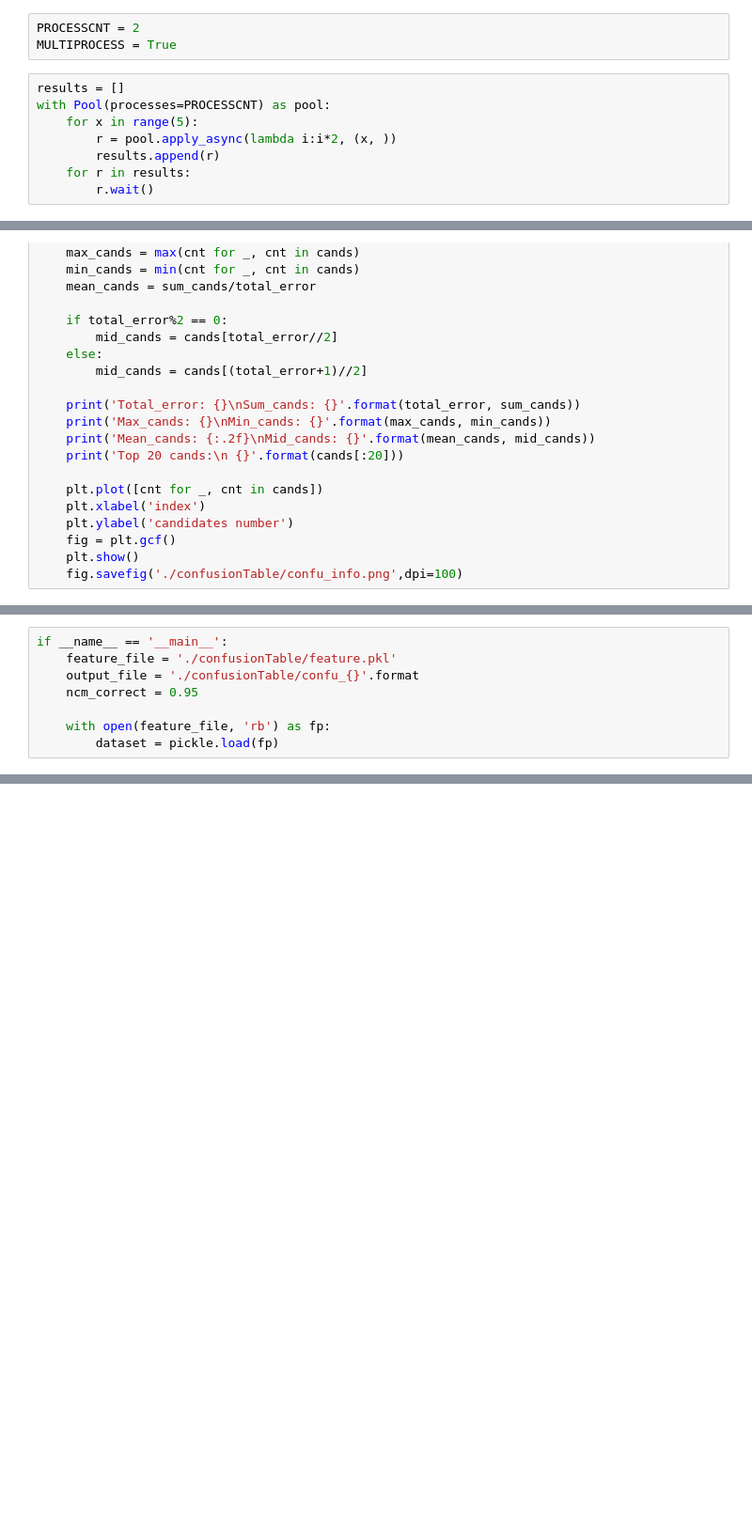
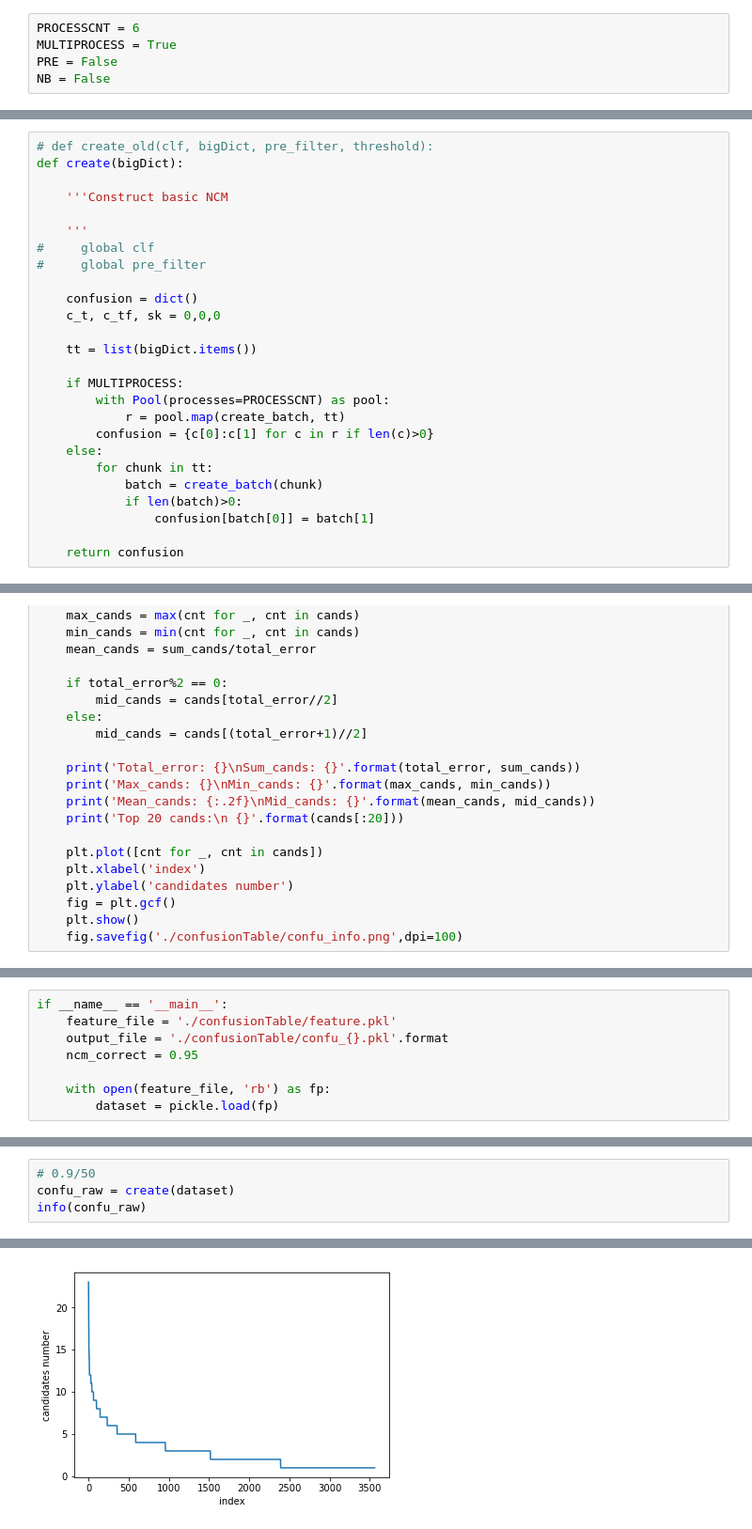
Before and after one commit to sean2249/CSC, a Jupyter notebook: confusionTable_ML.ipynb, the cells around one changed output, grey strips where cells are left out. Shown at 94% size. Cells and saved outputs as stored; diff of their text form; blank space fills up the shorter version.

```diff
--- a/confusionTable_ML.ipynb
+++ b/confusionTable_ML.ipynb
@@ -23,13 +26,7 @@ POS = 1
 NEG = -1
 UNK = 2
 # %%
-PROCESSCNT = 2
+PROCESSCNT = 6
 MULTIPROCESS = True
+PRE = False
+NB = False
-# %%
-results = []
-with Pool(processes=PROCESSCNT) as pool:
-    for x in range(5):
-        r = pool.apply_async(lambda i:i*2, (x, ))
-        results.append(r)
-    for r in results:
-        r.wait()
@@ -253,3 +267,29 @@ def create(clf, bigDict, pre_filter, threshold):
+# %%
+# def create_old(clf, bigDict, pre_filter, threshold):
+def create(bigDict):
+
+    '''Construct basic NCM
+
+    '''
+#     global clf
+#     global pre_filter
+
+    confusion = dict()
+    c_t, c_tf, sk = 0,0,0
+
+    tt = list(bigDict.items())
+
+    if MULTIPROCESS:
+        with Pool(processes=PROCESSCNT) as pool:
+            r = pool.map(create_batch, tt)
+        confusion = {c[0]:c[1] for c in r if len(c)>0}
+    else:
+        for chunk in tt:
+            batch = create_batch(chunk)
+            if len(batch)>0:
+                confusion[batch[0]] = batch[1]
+
+    return confusion
 # %%
 def info(confusion):
     '''Get basic information about NCM
@@ -298,7 +338,7 @@ def outputPKL(confusion, ncm_correct, pkl_file):
 # %%
 if __name__ == '__main__':
     feature_file = './confusionTable/feature.pkl'
-    output_file = './confusionTable/confu_{}'.format
+    output_file = './confusionTable/confu_{}.pkl'.format
     ncm_correct = 0.95
 
     with open(feature_file, 'rb') as fp:
@@ -325,0 +422,5 @@ info(confu_raw)
+# %%
+# 0.9/50
+confu_raw = create(dataset)
+info(confu_raw)
+# %% [output]
@@ -325,0 +435 @@ info(confu_raw)
+[figure, added]
```
Also changed, not shown: parts of 44 cells of this notebook, 29 other files.
